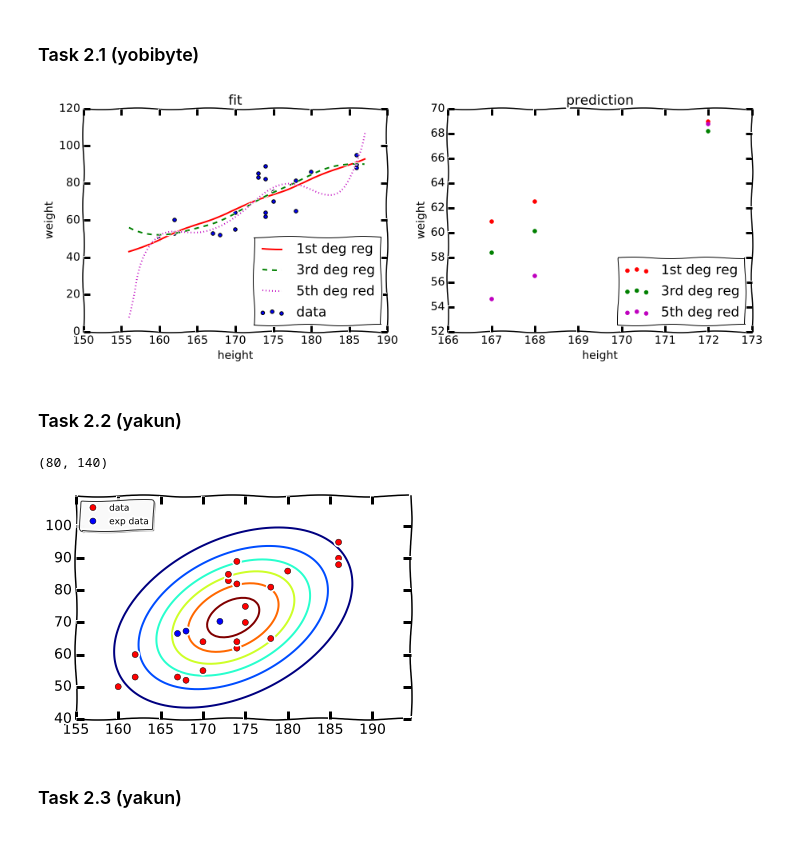
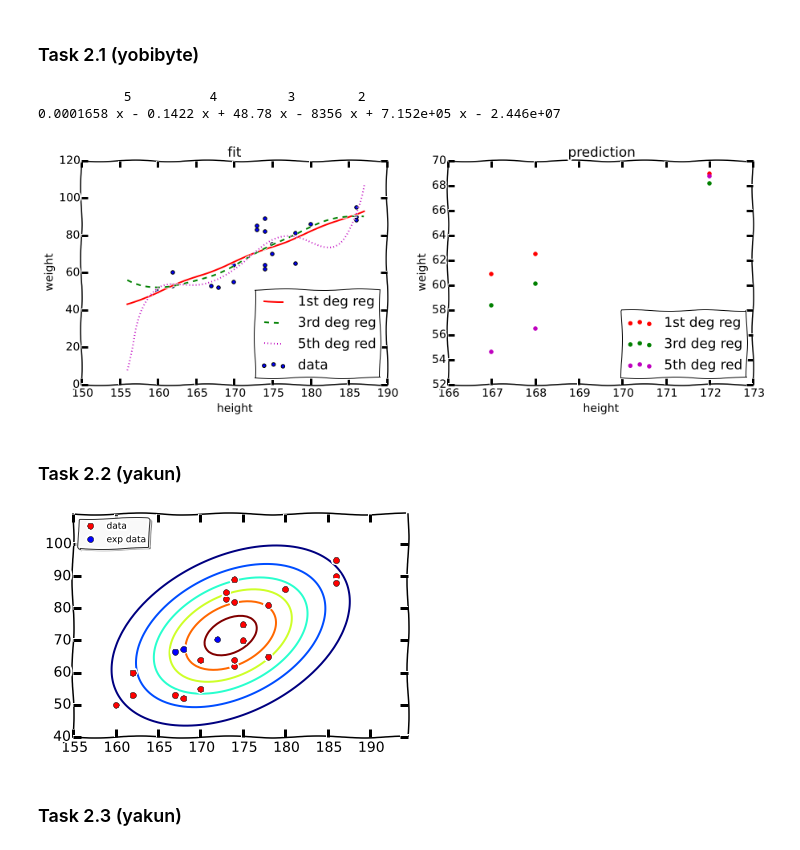
Before and after one commit to liyakun/Pattern-Recognition, a Jupyter notebook: SecondProject/src2.ipynb, the cells around one changed output. Saved outputs shown, nothing was run; the diff lists cells and outputs as text; code cells hidden in the pictures.

```diff
--- a/SecondProject/src2.ipynb
+++ b/SecondProject/src2.ipynb
@@ -26,7 +27,7 @@ WARNING: pylab import has clobbered these variables: ['dist', 'axes', 'legend',
 ### Task 2.1 (yobibyte)
 # %%
 dt = np.dtype([('w', np.float), ('h', np.float), ('g', 'S1')])
-data = np.loadtxt('resources/whData.dat', dtype=dt, comments='#', delimiter=None)
+data = np.loadtxt('./whData.dat', dtype=dt, comments='#', delimiter=None)
 
 ws = data['w']
 hs = data['h']
@@ -41,34 +42,36 @@ gs = np.delete(gs, np.where(ws < 0), None)
 ws = np.delete(ws, np.where(ws < 0), None)
 
 p = np.poly1d(polyfit(hs,ws,1))
 p3 = np.poly1d(polyfit(hs,ws,3))
 p5 = np.poly1d(polyfit(hs,ws,5))
 xp = np.linspace(156, 187, 100)
 
 colors = ['r'if el=='f' else 'b' for el in gs]
 
 fig,axes = subplots(ncols=2, figsize=(15,5))
 ax = axes[0]
 ax2 = axes[1]
 
 ax.set_title('fit')
 ax.set_xlabel('height')
 ax.set_ylabel('weight')
 ax.scatter(hs, ws, label='data')
 ax.plot(xp, p(xp), '-', label='1st deg reg', color='r')
 ax.plot(xp, p3(xp), '--', label='3rd deg reg',color='g')
 ax.plot(xp, p5(xp), ':', label='5th deg red',color='m')
 legend = ax.legend(loc='lower right')
 
 ax2.set_ylabel('weight')
 ax2.set_xlabel('height')
 ax2.set_title('prediction')
 ax2.scatter(hs_t, p(hs_t), label='1st deg reg', color='r')
 ax2.scatter(hs_t, p3(hs_t), label='3rd deg reg',color='g')
 ax2.scatter(hs_t, p5(hs_t), label='5th deg red',color='m')
 legend = ax2.legend(loc='lower right')
 # %% [output]
+           5          4         3        2
+0.0001658 x - 0.1422 x + 48.78 x - 8356 x + 7.152e+05 x - 2.446e+07
-[figure, old version]
+[figure, new version]
 # %% [markdown]
 ### Task 2.2 (yakun)
 # %%
@@ -89,7 +92,6 @@ pos = np.empty(x.shape + (2,))
 pos[:, :, 0] = x
 pos[:, :, 1] = y
 rv = mn.pdf(pos, joint_mean, joint_cov)
-print rv.shape
 ax2.contour(x, y, rv)
 X = np.vstack((hs, ws))
 Pre = np.vstack((hs_t, exp_w))
@@ -98,7 +100,6 @@ ax2.plot(Pre[0, :], Pre[1, :], 'ro', label='exp data', color='blue')
 leg = ax2.legend(loc='upper left', shadow=True, fancybox=True, numpoints=1, prop={'size':9})
 leg.get_frame().set_alpha(0.8)
 # %% [output]
-(80, 140)
-[figure, old version]
+[figure, new version]
 # %% [markdown]
 ### Task 2.3 (yakun)
```
Also changed, not shown: parts of 4 cells of this notebook, 1 other file.
